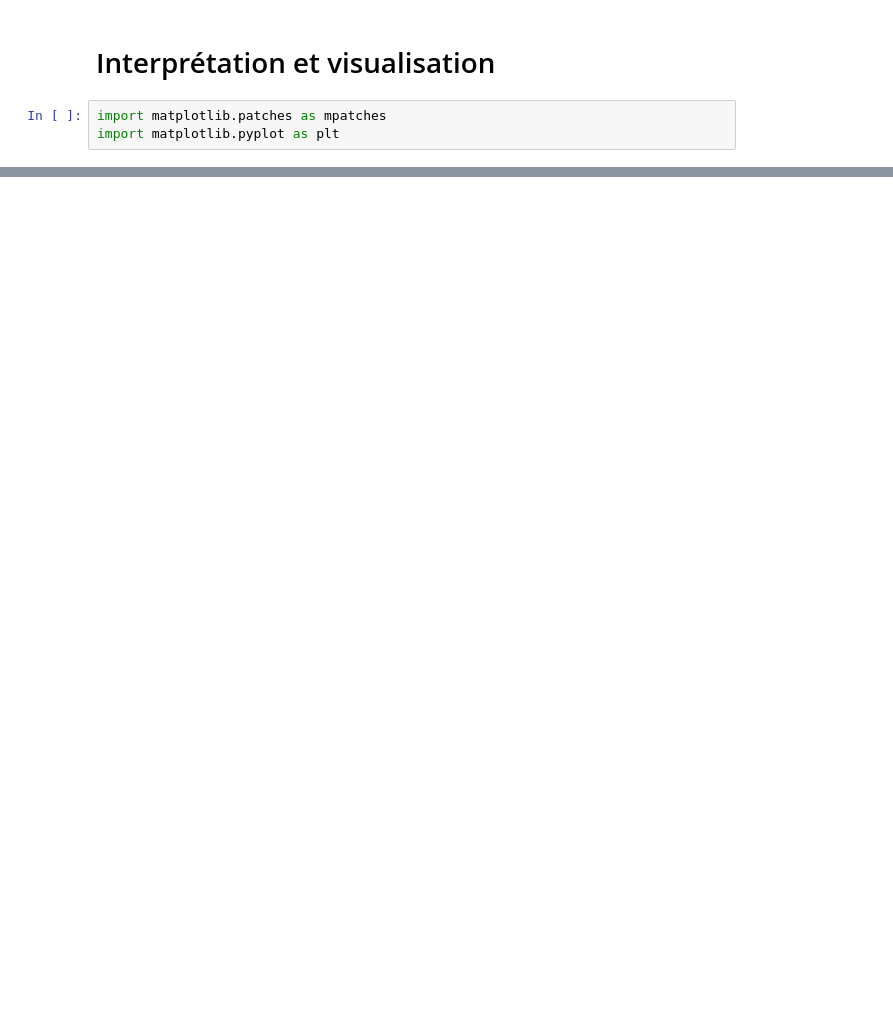
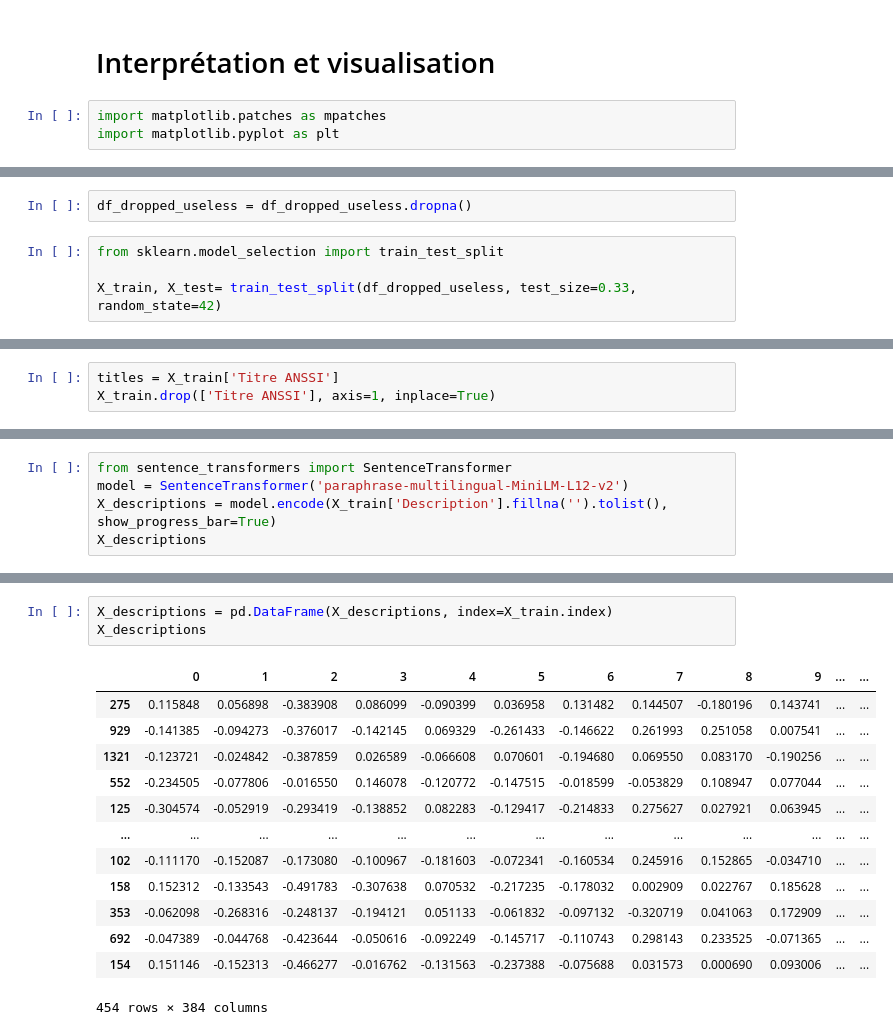
Before and after one commit to Graim-lee/Detecting-spams-in-mails-, a Jupyter notebook: project.ipynb, the cells around one changed output, grey strips where cells are left out. Cells and saved outputs as stored; diff of their text form; blank space fills up the shorter version.

```diff
--- a/project.ipynb
+++ b/project.ipynb
@@ -641,0 +636,6 @@ plt.show()
+# %%
+df_dropped_useless = df_dropped_useless.dropna()
+# %%
+from sklearn.model_selection import train_test_split
+
+X_train, X_test= train_test_split(df_dropped_useless, test_size=0.33, random_state=42)
@@ -641,0 +676,3 @@ plt.show()
+# %%
+titles = X_train['Titre ANSSI']
+X_train.drop(['Titre ANSSI'], axis=1, inplace=True)
@@ -641,0 +711,5 @@ plt.show()
+# %%
+from sentence_transformers import SentenceTransformer
+model = SentenceTransformer('paraphrase-multilingual-MiniLM-L12-v2')
+X_descriptions = model.encode(X_train['Description'].fillna('').tolist(), show_progress_bar=True)
+X_descriptions
@@ -641,0 +730,17 @@ plt.show()
+# %%
+X_descriptions = pd.DataFrame(X_descriptions, index=X_train.index)
+X_descriptions
+# %% [output]
+|  | 0 | 1 | 2 | 3 | 4 | 5 | 6 | 7 | 8 | 9 | ... | ... |
+| 275 | 0.115848 | 0.056898 | -0.383908 | 0.086099 | -0.090399 | 0.036958 | 0.131482 | 0.144507 | -0.180196 | 0.143741 | ... | ... |
+| 929 | -0.141385 | -0.094273 | -0.376017 | -0.142145 | 0.069329 | -0.261433 | -0.146622 | 0.261993 | 0.251058 | 0.007541 | ... | ... |
+| 1321 | -0.123721 | -0.024842 | -0.387859 | 0.026589 | -0.066608 | 0.070601 | -0.194680 | 0.069550 | 0.083170 | -0.190256 | ... | ... |
+| 552 | -0.234505 | -0.077806 | -0.016550 | 0.146078 | -0.120772 | -0.147515 | -0.018599 | -0.053829 | 0.108947 | 0.077044 | ... | ... |
+| 125 | -0.304574 | -0.052919 | -0.293419 | -0.138852 | 0.082283 | -0.129417 | -0.214833 | 0.275627 | 0.027921 | 0.063945 | ... | ... |
+| ... | ... | ... | ... | ... | ... | ... | ... | ... | ... | ... | ... | ... |
+| 102 | -0.111170 | -0.152087 | -0.173080 | -0.100967 | -0.181603 | -0.072341 | -0.160534 | 0.245916 | 0.152865 | -0.034710 | ... | ... |
+| 158 | 0.152312 | -0.133543 | -0.491783 | -0.307638 | 0.070532 | -0.217235 | -0.178032 | 0.002909 | 0.022767 | 0.185628 | ... | ... |
+| 353 | -0.062098 | -0.268316 | -0.248137 | -0.194121 | 0.051133 | -0.061832 | -0.097132 | -0.320719 | 0.041063 | 0.172909 | ... | ... |
+| 692 | -0.047389 | -0.044768 | -0.423644 | -0.050616 | -0.092249 | -0.145717 | -0.110743 | 0.298143 | 0.233525 | -0.071365 | ... | ... |
+| 154 | 0.151146 | -0.152313 | -0.466277 | -0.016762 | -0.131563 | -0.237388 | -0.075688 | 0.031573 | 0.000690 | 0.093006 | ... | ... |
+454 rows × 384 columns
```
Also changed, not shown: parts of 54 cells of this notebook, 1 other file.
